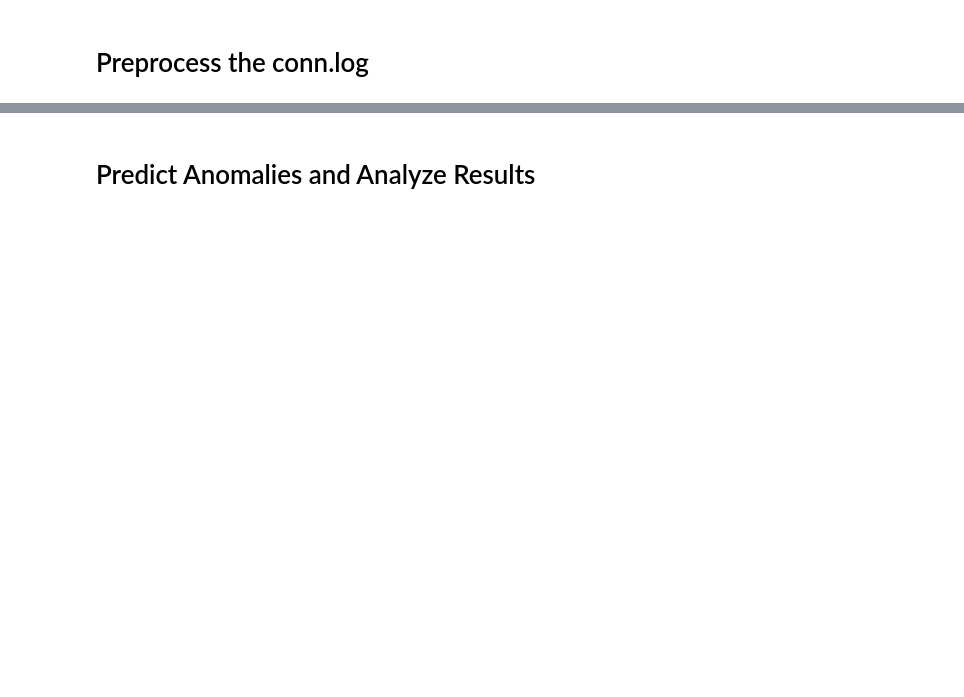
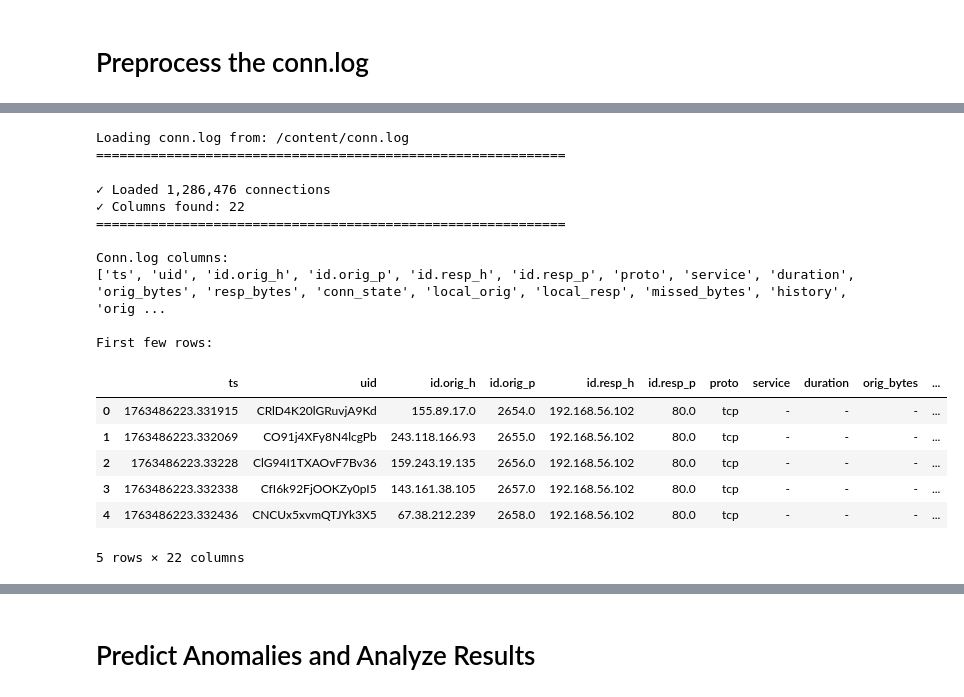
Before and after one commit to ladyTootie/ACE-R-D, a Jupyter notebook: MPL_Final_Copy.ipynb, the cells around one changed output, grey strips where cells are left out. Cells and saved outputs as stored; diff of their text form; code cells hidden in the pictures; blank space fills up the shorter version.

```diff
--- a/MPL_Final_Copy.ipynb
+++ b/MPL_Final_Copy.ipynb
@@ -320,0 +861,31 @@ F1-score: 0.5977
+# %%
+# Set path to your conn.log file
+conn_log_path = '/content/conn.log'  # Adjust this path
+
+# Load the conn.log
+log_df, log_columns = load_zeek_conn_log(conn_log_path)
+
+# Display basic info
+print("\nConn.log columns:")
+print(log_columns)
+
+print("\nFirst few rows:")
+display(log_df.head())
+# %% [output]
+Loading conn.log from: /content/conn.log
+============================================================
+✓ Loaded 1,286,476 connections
+✓ Columns found: 22
+============================================================
+
+Conn.log columns:
+['ts', 'uid', 'id.orig_h', 'id.orig_p', 'id.resp_h', 'id.resp_p', 'proto', 'service', 'duration', 'orig_bytes', 'resp_bytes', 'conn_state', 'local_orig', 'local_resp', 'missed_bytes', 'history', 'orig ...
+
+First few rows:
+|  | ts | uid | id.orig_h | id.orig_p | id.resp_h | id.resp_p | proto | service | duration | orig_bytes | ... |
+| 0 | 1763486223.331915 | CRlD4K20lGRuvjA9Kd | 155.89.17.0 | 2654.0 | 192.168.56.102 | 80.0 | tcp | - | - | - | ... |
+| 1 | 1763486223.332069 | CO91j4XFy8N4lcgPb | 243.118.166.93 | 2655.0 | 192.168.56.102 | 80.0 | tcp | - | - | - | ... |
+| 2 | 1763486223.33228 | ClG94I1TXAOvF7Bv36 | 159.243.19.135 | 2656.0 | 192.168.56.102 | 80.0 | tcp | - | - | - | ... |
+| 3 | 1763486223.332338 | CfI6k92FjOOKZy0pI5 | 143.161.38.105 | 2657.0 | 192.168.56.102 | 80.0 | tcp | - | - | - | ... |
+| 4 | 1763486223.332436 | CNCUx5xvmQTJYk3X5 | 67.38.212.239 | 2658.0 | 192.168.56.102 | 80.0 | tcp | - | - | - | ... |
+5 rows × 22 columns
```
Also changed, not shown: parts of 48 cells of this notebook.
